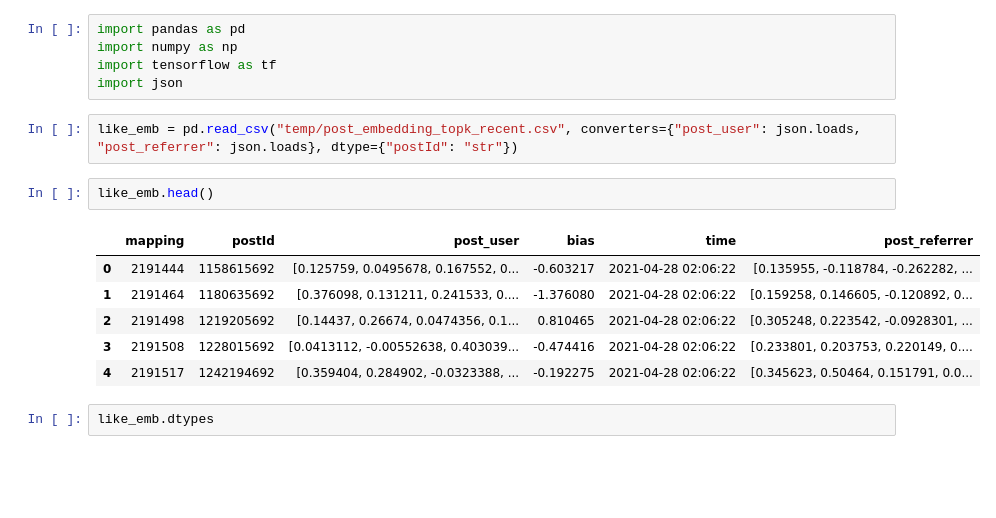
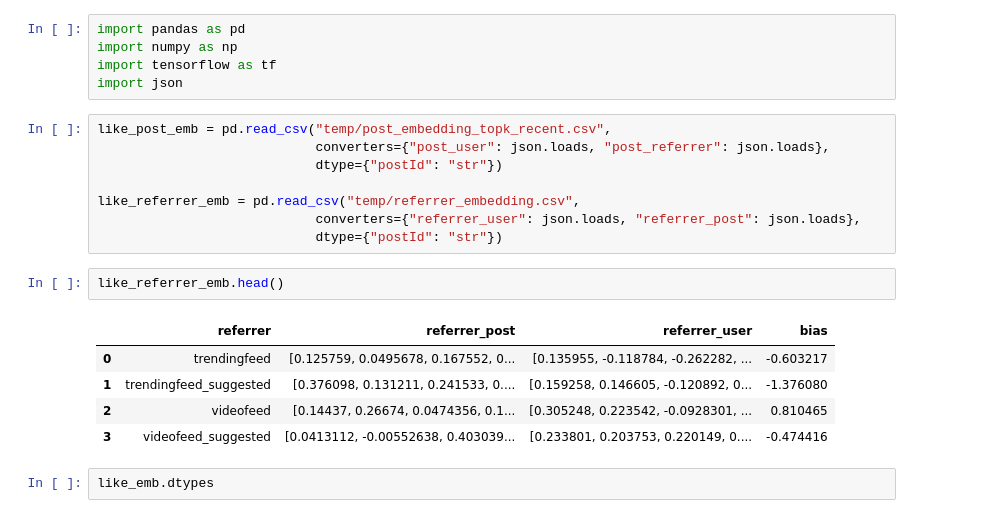
Before and after one commit to rohitrr-sharechat/add-user-context-ffm, a Jupyter notebook: tfserve_model_test_run.ipynb, the cells around one changed output. Saved outputs shown, nothing was run; the diff lists cells and outputs as text; blank space fills up the shorter version.

```diff
--- a/tfserve_model_test_run.ipynb
+++ b/tfserve_model_test_run.ipynb
@@ -4,16 +4,21 @@ import numpy as np
 import tensorflow as tf
 import json
 # %%
-like_emb = pd.read_csv("temp/post_embedding_topk_recent.csv", converters={"post_user": json.loads, "post_referrer": json.loads}, dtype={"postId": "str"})
+like_post_emb = pd.read_csv("temp/post_embedding_topk_recent.csv",
+                            converters={"post_user": json.loads, "post_referrer": json.loads},
+                            dtype={"postId": "str"})
+
+like_referrer_emb = pd.read_csv("temp/referrer_embedding.csv",
+                            converters={"referrer_user": json.loads, "referrer_post": json.loads},
+                            dtype={"postId": "str"})
 # %%
-like_emb.head()
+like_referrer_emb.head()
 # %% [output]
-|  | mapping | postId | post_user | bias | time | post_referrer |
-| 0 | 2191444 | 1158615692 | [0.125759, 0.0495678, 0.167552, 0... | -0.603217 | 2021-04-28 02:06:22 | [0.135955, -0.118784, -0.262282, ... |
-| 1 | 2191464 | 1180635692 | [0.376098, 0.131211, 0.241533, 0.... | -1.376080 | 2021-04-28 02:06:22 | [0.159258, 0.146605, -0.120892, 0... |
-| 2 | 2191498 | 1219205692 | [0.14437, 0.26674, 0.0474356, 0.1... | 0.810465 | 2021-04-28 02:06:22 | [0.305248, 0.223542, -0.0928301, ... |
-| 3 | 2191508 | 1228015692 | [0.0413112, -0.00552638, 0.403039... | -0.474416 | 2021-04-28 02:06:22 | [0.233801, 0.203753, 0.220149, 0.... |
-| 4 | 2191517 | 1242194692 | [0.359404, 0.284902, -0.0323388, ... | -0.192275 | 2021-04-28 02:06:22 | [0.345623, 0.50464, 0.151791, 0.0... |
+|  | referrer | referrer_post | referrer_user | bias |
+| 0 | trendingfeed | [0.125759, 0.0495678, 0.167552, 0... | [0.135955, -0.118784, -0.262282, ... | -0.603217 |
+| 1 | trendingfeed_suggested | [0.376098, 0.131211, 0.241533, 0.... | [0.159258, 0.146605, -0.120892, 0... | -1.376080 |
+| 2 | videofeed | [0.14437, 0.26674, 0.0474356, 0.1... | [0.305248, 0.223542, -0.0928301, ... | 0.810465 |
+| 3 | videofeed_suggested | [0.0413112, -0.00552638, 0.403039... | [0.233801, 0.203753, 0.220149, 0.... | -0.474416 |
 # %%
 like_emb.dtypes
 # %% [output]
```
Also changed, not shown: parts of 14 cells of this notebook, 1 other file.
